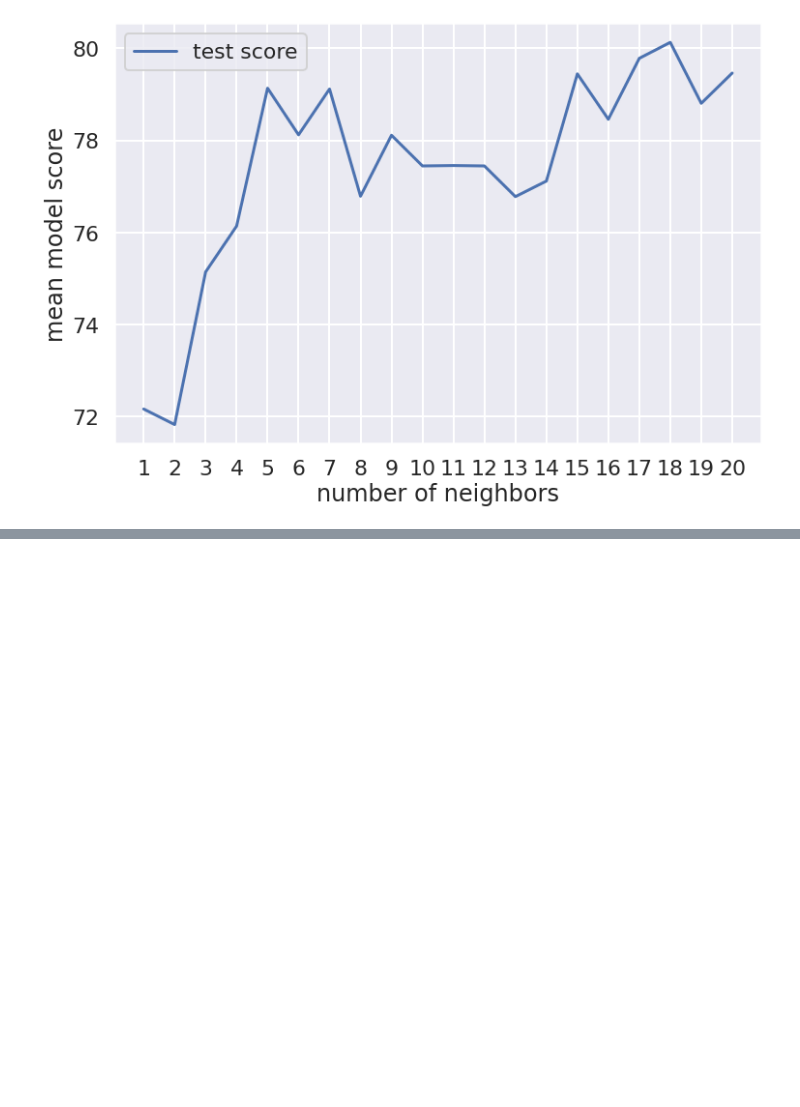
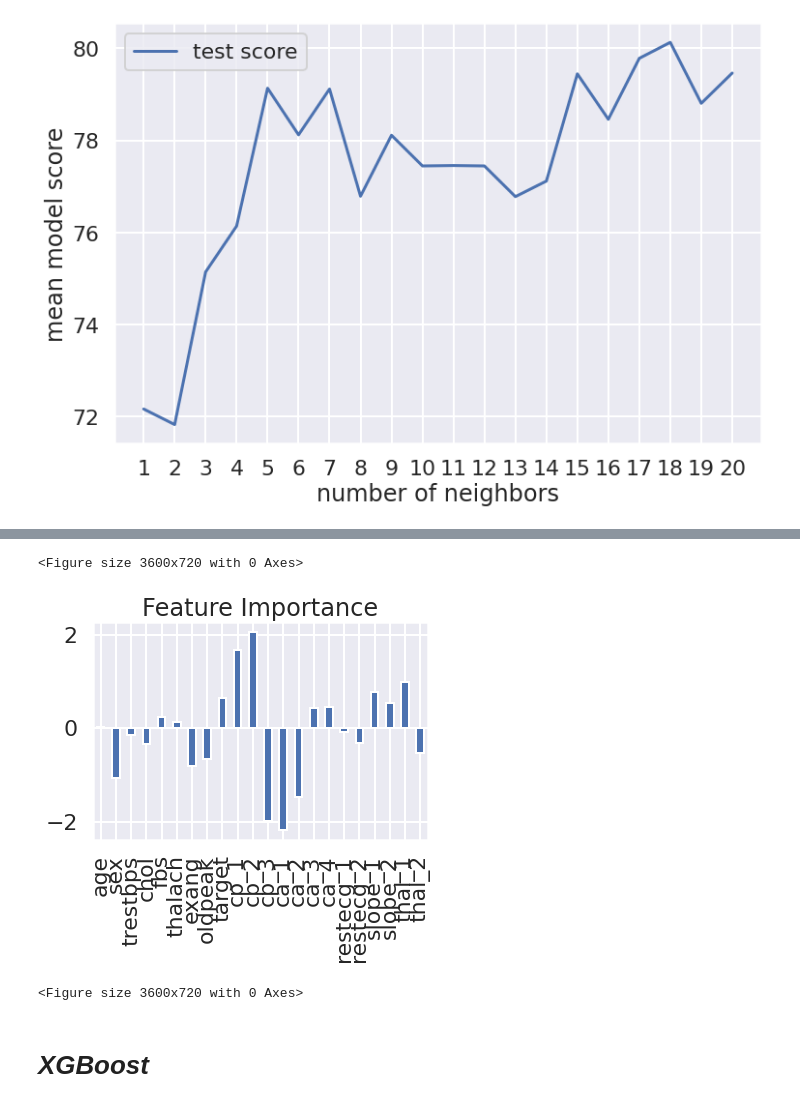
Before and after one commit to danielmuzyk/MachineLearning, a Jupyter notebook: ML_project_1.ipynb, the cells around one changed output, grey strips where cells are left out. Cells and saved outputs as stored; diff of their text form; code cells hidden in the pictures; blank space fills up the shorter version.

```diff
--- a/ML_project_1.ipynb
+++ b/ML_project_1.ipynb
@@ -539,0 +700,4 @@ RF_grid = {"n_estimators": np.arange(10, 1000, 50),
+# %%
+clf = LogisticRegression(C = 2.592943797404667, solver = 'liblinear')
+clf.fit(X_train_2, y_train_2)
+clf.coef_
@@ -539,0 +709,3 @@ RF_grid = {"n_estimators": np.arange(10, 1000, 50),
+# %%
+feature_dict = dict(zip(data_2.columns, list(clf.coef_[0])))
+feature_dict
@@ -539,0 +730,9 @@ RF_grid = {"n_estimators": np.arange(10, 1000, 50),
+# %%
+feature_df = pd.DataFrame(feature_dict, index=[0])
+feature_df.T.plot.bar(title="Feature Importance", legend=False)
+# %% [output]
+<Figure size 3600x720 with 0 Axes>
+[figure, added]
+<Figure size 3600x720 with 0 Axes>
+# %% [markdown]
+# ***XGBoost***
```
Also changed, not shown: parts of 23 cells of this notebook.
